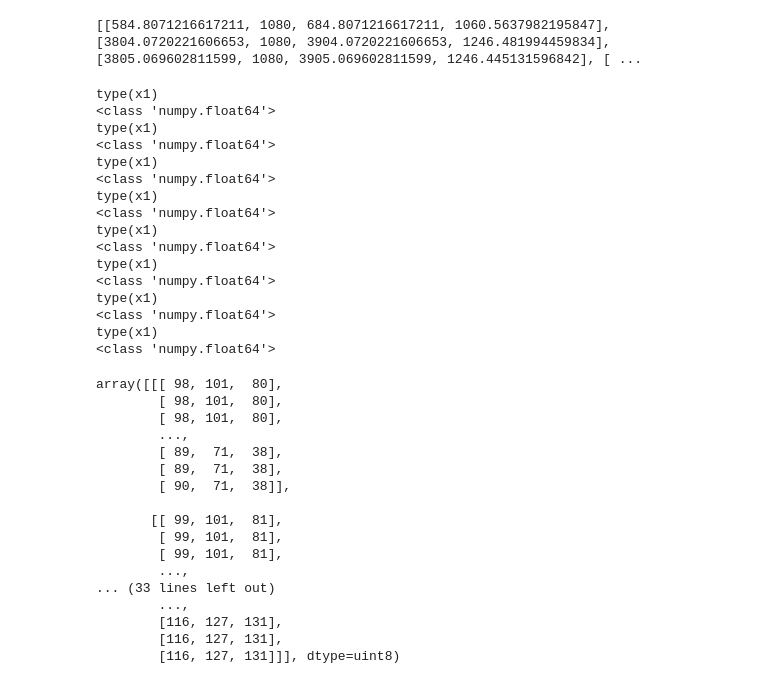
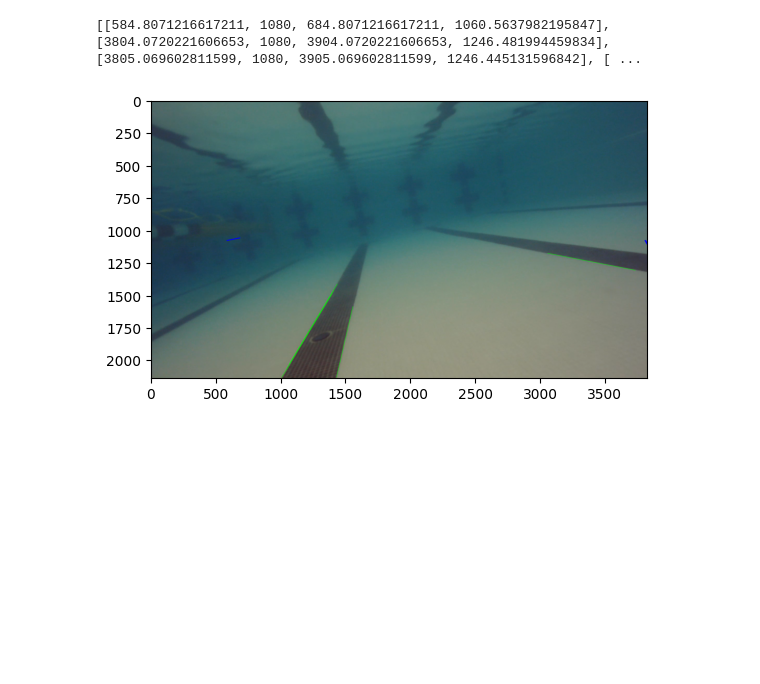
Before and after one commit to travtran05/cv-intro, a Jupyter notebook: lane_detection.ipynb, the cells around one changed output. Drawn from its saved outputs; the diff is of its cells as text; code cells hidden in the pictures; blank space fills up the shorter version.

```diff
--- a/lane_detection.ipynb
+++ b/lane_detection.ipynb
@@ -44,39 +41,9 @@ lanes = lane_detection.detect_lanes(lines)
 print(lanes)
 # %% [output]
 [[584.8071216617211, 1080, 684.8071216617211, 1060.5637982195847], [3804.0720221606653, 1080, 3904.0720221606653, 1246.481994459834], [3805.069602811599, 1080, 3905.069602811599, 1246.445131596842], [ ...
-# %%
-lane_detection.draw_lanes(img, lanes)
-# %% [output]
-type(x1)
-<class 'numpy.float64'>
-type(x1)
-<class 'numpy.float64'>
-type(x1)
-<class 'numpy.float64'>
-type(x1)
-<class 'numpy.float64'>
-type(x1)
-<class 'numpy.float64'>
-type(x1)
-<class 'numpy.float64'>
-type(x1)
-<class 'numpy.float64'>
-type(x1)
-<class 'numpy.float64'>
-array([[[ 98, 101,  80],
-        [ 98, 101,  80],
-        [ 98, 101,  80],
-        ...,
-        [ 89,  71,  38],
-        [ 89,  71,  38],
-        [ 90,  71,  38]],
-
-       [[ 99, 101,  81],
-        [ 99, 101,  81],
-        [ 99, 101,  81],
-        ...,
-... (33 lines left out)
-        ...,
-        [116, 127, 131],
-        [116, 127, 131],
-        [116, 127, 131]]], dtype=uint8)
+# %%
+lane_detection.draw_lanes(img, lanes)
+plt.imshow(cv2.cvtColor(lane_detection.draw_lanes(img, lanes), cv2.COLOR_BGR2RGB))
+plt.show()
+# %% [output]
+[figure, added]
```
Also changed, not shown: parts of 4 cells of this notebook.
